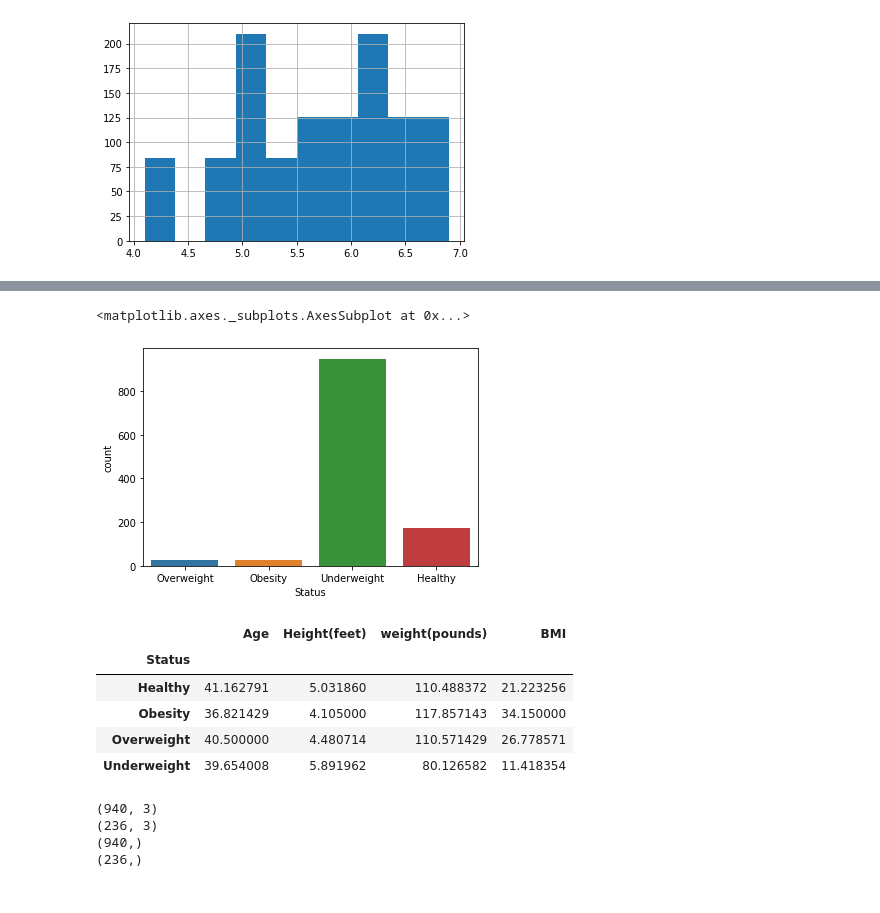
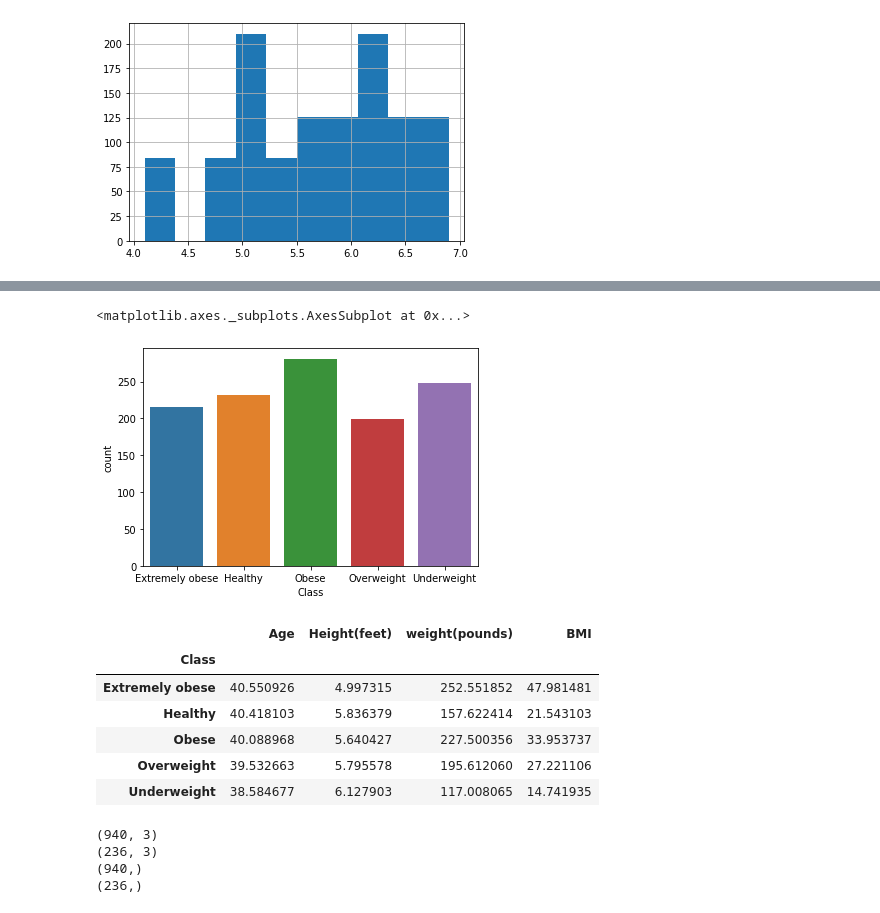
Before and after one commit to Nikhil-Jagtap619/gym_app, a Jupyter notebook: GymApp.ipynb, the cells around one changed output, grey strips where cells are left out. Drawn from its saved outputs; the diff is of its cells as text; code cells hidden in the pictures.

```diff
--- a/GymApp.ipynb
+++ b/GymApp.ipynb
@@ -45,7 +51,2 @@ array(['Extremely obese', 'Healthy\xa0', 'Obese', 'Overweight',
 # %%
 df.columns = ['Age', 'Height(feet)', 'weight(pounds)', 'BMI', 'Class']
-# %%
-# height is in feet, and weight is in pounds. BMI values are wrong(all of them). we have to correct the class also
-# BMI = pounds lbs/(height in inches(feet x 12))^2
-df["BMI"] = round((df["weight(pounds)"]/(df["Height(feet)"]*12)**2)*703, 1)
-df.head()
@@ -70,3 +53,5 @@ def bmi(val):
+# %%
+df["weight(pounds)"] = df["weight(pounds)"]*2.2
 # %%
 df.head()
 # %% [output]
@@ -79,3 +63,0 @@ df.head()
-# %%
-df["Status"] = df["BMI"].apply(bmi)
-df.head()
@@ -89,5 +64,3 @@ df.head()
-# %%
-df.drop("Class", axis=1, inplace=True)
 # %%
 df["Age"].hist()
 # %% [output]
@@ -106,17 +79,18 @@ df["BMI"].hist()
 # %%
-sns.countplot(df["Status"])
+sns.countplot(df["Class"])
 # %% [output]
 <matplotlib.axes._subplots.AxesSubplot at 0x...>
-[figure, old version]
+[figure, new version]
 # %%
-df.groupby("Status").mean()
+df.groupby("Class").mean()
 # %% [output]
 |  | Age | Height(feet) | weight(pounds) | BMI |
-| Status |  |  |  |  |
-| Healthy | 41.162791 | 5.031860 | 110.488372 | 21.223256 |
-| Obesity | 36.821429 | 4.105000 | 117.857143 | 34.150000 |
-| Overweight | 40.500000 | 4.480714 | 110.571429 | 26.778571 |
-| Underweight | 39.654008 | 5.891962 | 80.126582 | 11.418354 |
+| Class |  |  |  |  |
+| Extremely obese | 40.550926 | 4.997315 | 252.551852 | 47.981481 |
+| Healthy | 40.418103 | 5.836379 | 157.622414 | 21.543103 |
+| Obese | 40.088968 | 5.640427 | 227.500356 | 33.953737 |
+| Overweight | 39.532663 | 5.795578 | 195.612060 | 27.221106 |
+| Underweight | 38.584677 | 6.127903 | 117.008065 | 14.741935 |
 # %%
 x = df.iloc[:,:-2]
 y = df.iloc[:,-1]
```
Also changed, not shown: parts of 11 cells of this notebook.
